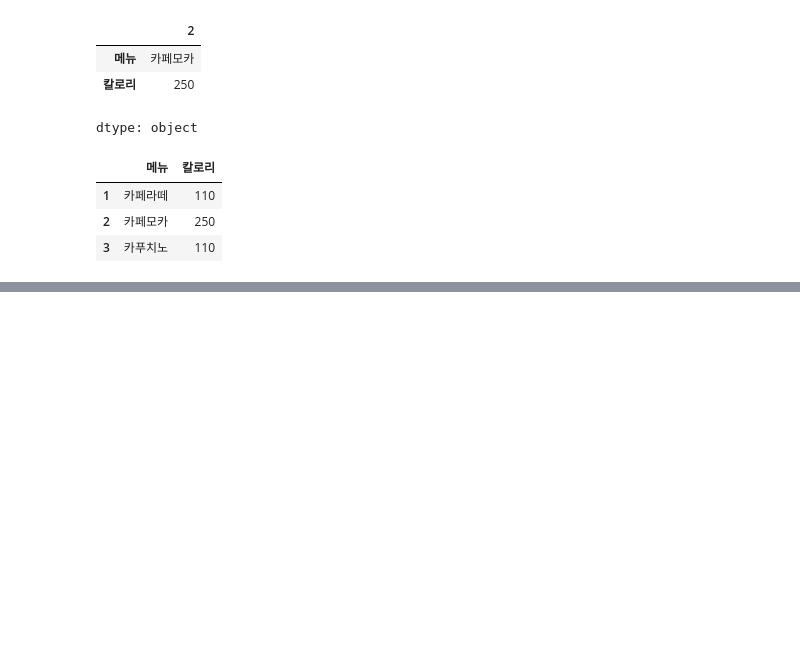
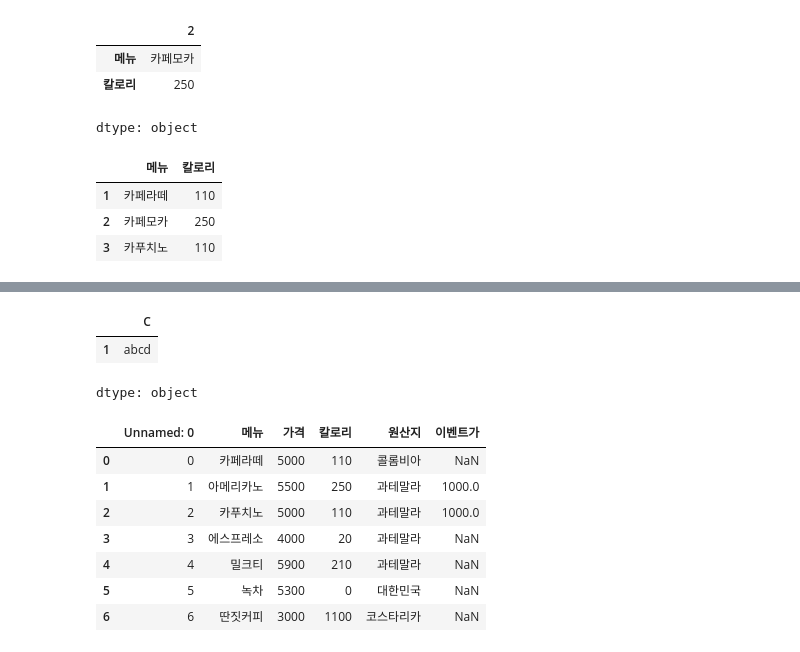
Before and after one commit to gumurytv/bigdataCert, a Jupyter notebook: 빅분기_실기_PART1_연습.ipynb, the cells around one changed output, grey strips where cells are left out. Drawn from its saved outputs; the diff is of its cells as text; code cells hidden in the pictures; blank space fills up the shorter version.

```diff
--- a/빅분기_실기_PART1_연습.ipynb
+++ b/빅분기_실기_PART1_연습.ipynb
@@ -502,0 +1263,20 @@ df.loc[1:3,['메뉴','칼로리']]
+# %%
+df['C'][1:2]
+# %% [output]
+|  | C |
+| 1 | abcd |
+dtype: object
+# %%
+import pandas as pd
+df=pd.read_csv('cafe4.csv')
+# %%
+df
+# %% [output]
+|  | Unnamed: 0 | 메뉴 | 가격 | 칼로리 | 원산지 | 이벤트가 |
+| 0 | 0 | 카페라떼 | 5000 | 110 | 콜롬비아 | NaN |
+| 1 | 1 | 아메리카노 | 5500 | 250 | 과테말라 | 1000.0 |
+| 2 | 2 | 카푸치노 | 5000 | 110 | 과테말라 | 1000.0 |
+| 3 | 3 | 에스프레소 | 4000 | 20 | 과테말라 | NaN |
+| 4 | 4 | 밀크티 | 5900 | 210 | 과테말라 | NaN |
+| 5 | 5 | 녹차 | 5300 | 0 | 대한민국 | NaN |
+| 6 | 6 | 딴짓커피 | 3000 | 1100 | 코스타리카 | NaN |
```
Also changed, not shown: parts of 159 cells of this notebook.
